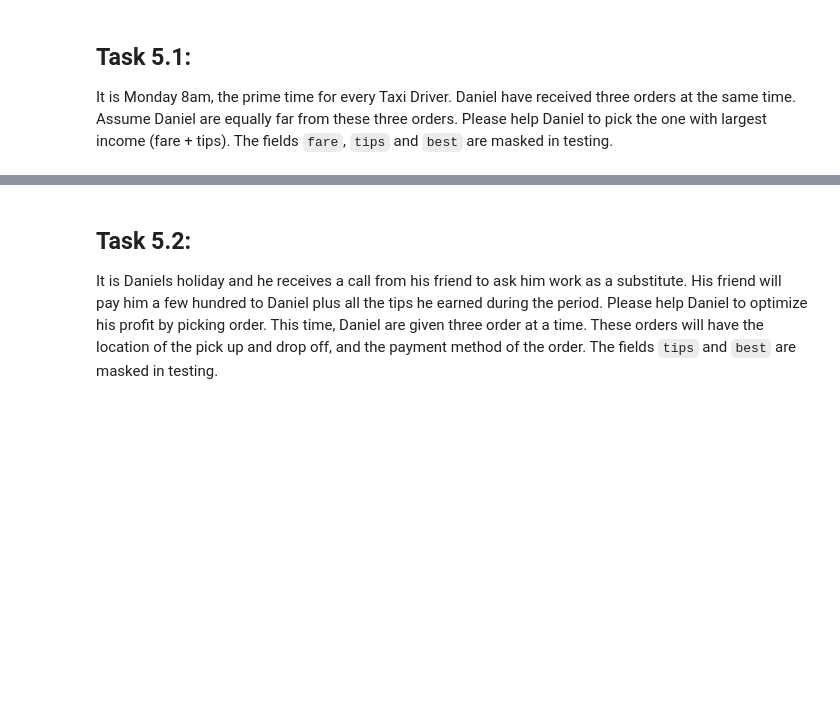
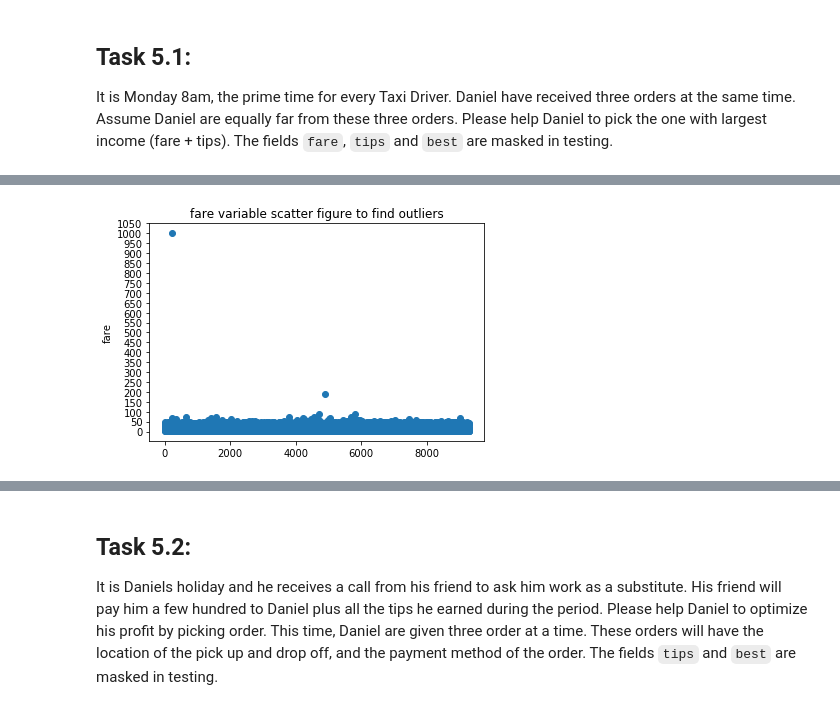
Before and after one commit to LEOch007/DM_project_taxi, a Jupyter notebook: CSIT5210 Assignment.ipynb, the cells around one changed output, grey strips where cells are left out. Saved outputs shown, nothing was run; the diff lists cells and outputs as text; code cells hidden in the pictures; blank space fills up the shorter version.

Commit message:
update result

```diff
--- a/CSIT5210 Assignment.ipynb
+++ b/CSIT5210 Assignment.ipynb
@@ -444,0 +447,91 @@ monday8am.head(10)
+# %%
+# get the whole training dataset
+train_data = pd.read_csv('training.csv', sep=',', parse_dates=['trip_start_timestamp', 'trip_end_timestamp'])
+test_data = pd.read_csv('5_1_testing.csv', sep=',', parse_dates=['trip_start_timestamp'])
+
+# get the traing dataset whose trip start time is 8am
+train_data = train_data.set_index('trip_start_timestamp')
+train_data_8am = train_data.between_time(start_time='8:00', end_time='8:01')
+
+# data preprocessing
+# drop unreasonable values
+train_data_8am = train_data_8am.dropna()
+train_data_8am = train_data_8am.loc[train_data_8am['trip_seconds'] > 0]
+train_data_8am = train_data_8am.loc[train_data_8am['trip_miles'] > 0]
+train_data_8am = train_data_8am.loc[train_data_8am['fare'] > 0]
+train_data_8am = train_data_8am.loc[train_data_8am['tips'] >= 0]
+train_data_8am = train_data_8am.loc[train_data_8am['tolls'] >= 0]
+train_data_8am = train_data_8am.loc[train_data_8am['extras'] >= 0]
+train_data_8am = train_data_8am.loc[train_data_8am['trip_total'] > 0]
+
+# plot scatter figures, take 'fare' attribute as an example
+plt.scatter(range(len(train_data_8am)), train_data_8am['fare'])
+plt.yticks(range(0, 1100, 50))
+plt.ylabel('fare')
+plt.title('fare variable scatter figure to find outliers')
+plt.show()
+
+# drop outliers
+train_data_8am = train_data_8am.loc[train_data_8am['trip_seconds'] < 10000]
+train_data_8am = train_data_8am.loc[train_data_8am['trip_miles'] < 50]
+train_data_8am = train_data_8am.loc[train_data_8am['fare'] < 100]
+train_data_8am = train_data_8am.loc[train_data_8am['tips'] < 20]
+train_data_8am = train_data_8am.loc[train_data_8am['tolls'] < 10]
+train_data_8am = train_data_8am.loc[train_data_8am['extras'] < 10]
+train_data_8am = train_data_8am.loc[train_data_8am['trip_total'] < 100]
+train_data_8am = train_data_8am.reset_index()
+
+def get_one_test_example(s):
+    order_number = [1, 2, 3]
+    order_latitude = []
+    order_longitude = []
+    for i in order_number:
+        order_latitude.append(s['order'+str(i)+'_pickup_latitude'])
+        order_longitude.append(s['order' + str(i) + '_pickup_longitude'])
+    res = pd.DataFrame(columns=['order_number', 'pickup_latitude', 'pick_logitude'])
+    res['order_number'] = pd.Series(order_number)
+    res['pickup_latitude'] = pd.Series(order_latitude)
+    res['pickup_longitude'] = pd.Series(order_longitude)
+    return res
+
+plt.scatter(train_data_8am['pickup_latitude'], train_data_8am['pickup_longitude'], color='b', label='train')
+test_example = get_one_test_example(test_data.loc[0])
+plt.scatter(test_example['pickup_latitude'], test_example['pickup_longitude'], color='r', label='test')
+plt.xlabel('pickup_latitude')
+plt.ylabel('pickup_longitude')
+plt.legend()
+plt.show()
+
+def N_nearest_neighbors_predictor(test, n, train_data):
+    """
+    Finding the test order's nearest N neighbors,
+    Using the mean value of them to estimate the corresponding value of test order
+
+    """
+    tem_data = train_data
+    tem_data['distance'] = ((tem_data['pickup_latitude'] - test['pickup_latitude']) ** 2 \
+                             + (tem_data['pickup_longitude'] - test['pickup_longitude']) ** 2).apply(sqrt)
+
+    tem_data.sort_values('distance', inplace=True, ascending=False)
+    estimate_fare = round(tem_data['fare'][:(n+1)].mean(), 4)
+    estimate_tips = round(tem_data['tips'][:(n+1)].mean(), 4)
+
+    return (estimate_fare, estimate_tips)
+
+for i in range(len(test_data)):
+    ex = get_one_test_example(test_data.loc[i])
+    best_order = 0
+    best_profit = 0
+    for j in range(len(ex)):
+        e_fare, e_tips = N_nearest_neighbors_predictor(ex.loc[j], 10, train_data_8am)
+        test_data.loc[i, 'order'+str(j+1)+'_fare'] = e_fare
+        test_data.loc[i, 'order'+str(j+1)+'_tips'] = e_tips
+        if (e_fare + e_tips) > best_profit:
+            best_order = j+1
+            best_profit = e_fare + e_tips
+    test_data.loc[i, 'best'] = 'order' + str(best_order)
+
+test_data.to_csv('5_1_result.csv', index=0)
+test_data.head(10)
+# %% [output]
+[figure, added]
```
Also changed, not shown: parts of 6 cells of this notebook, 2 other files.
